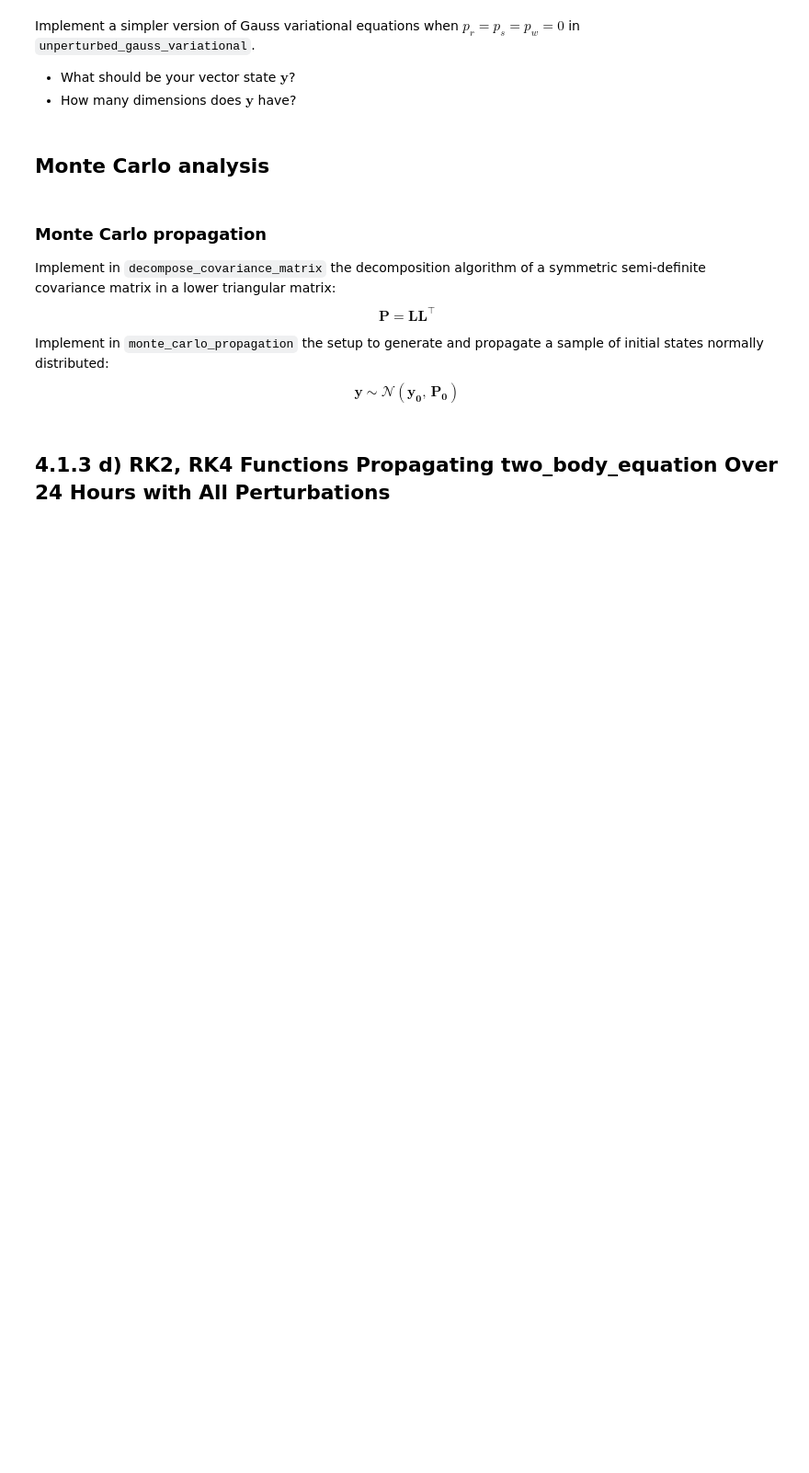
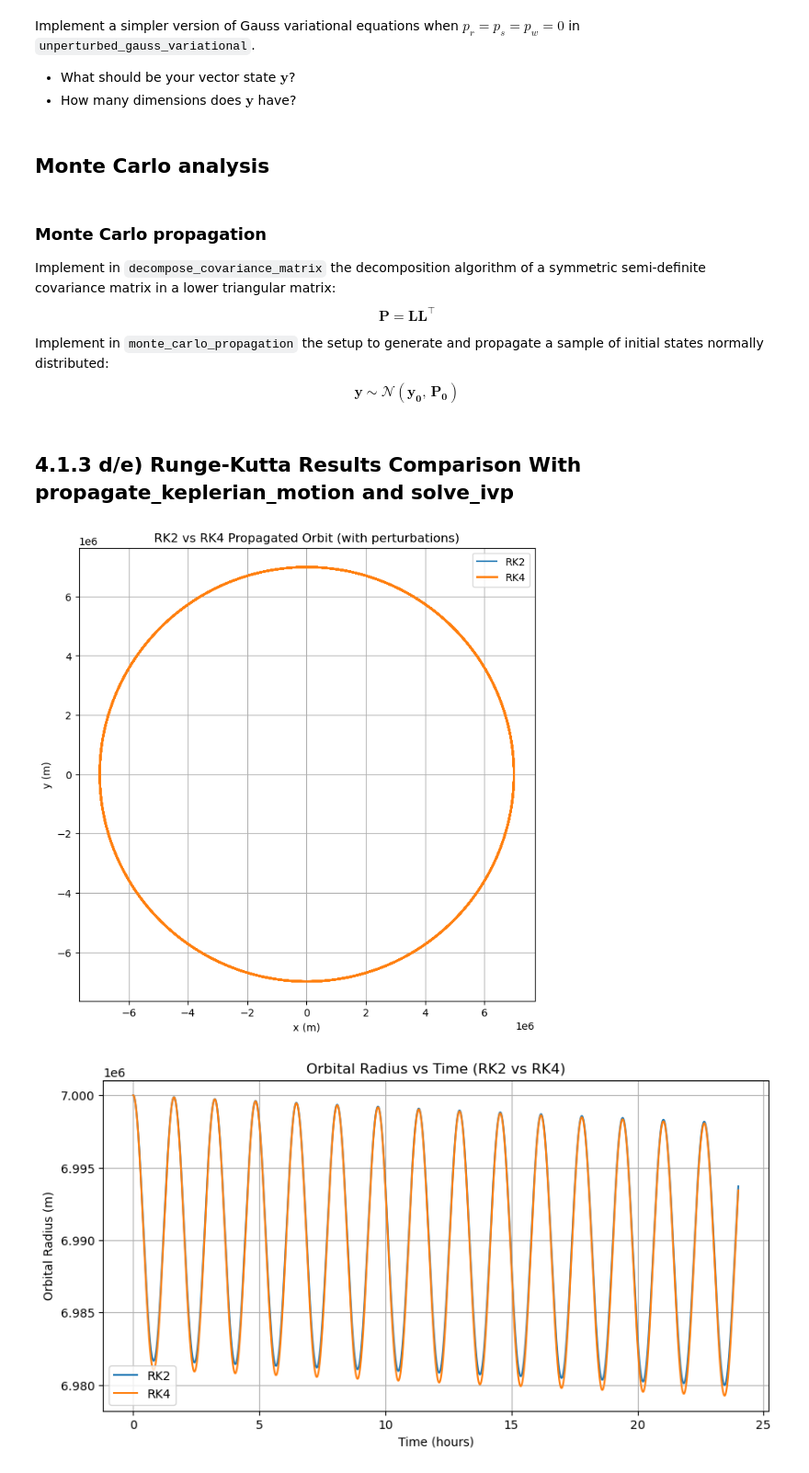
Before and after one commit to vbigattini/MECH309-FINALPROJECT, a Jupyter notebook: MECH309-FINALPROJECT.ipynb, the cells around one changed output. Shown: that part at 92% size. Drawn from its saved outputs; the diff is of its cells as text; code cells hidden in the pictures; blank space fills up the shorter version.

```diff
--- a/MECH309-FINALPROJECT.ipynb
+++ b/MECH309-FINALPROJECT.ipynb
@@ -334,7 +335,7 @@ def solve_ivp_propagation(f, t_span: npt.NDArray, y0: npt.NDArray, rtol=1e-9, at
     """
 
     solution = solve_ivp(f, [t_span[0], t_span[-1]], y0, t_eval=t_span, rtol=rtol, atol=atol)
-    return solution.y.transpose, solution.t
+    return solution.y.T, solution.t
 # %% [markdown]
 ## Two-body Problem (Keplerian motion)
 # %% [markdown]
@@ -829,33 +830,91 @@ def monte_carlo_propagation(y0: npt.NDArray, P0: npt.NDArray, N: int, t_span: np
 
     return NotImplementedError()
 # %% [markdown]
-## 4.1.3 d) RK2, RK4 Functions Propagating two_body_equation Over 24 Hours with All Perturbations
+## 4.1.3 d/e) Runge-Kutta Results Comparison With propagate_keplerian_motion and solve_ivp
 # %%
 t0 = 0.0
 tf = 24.0*3600.0
 h = 10.0
 
 y0 = np.zeros(6)
 y0[:3] = np.array([7000e3, 0, 0])
 y0[3:] = np.array([0, np.sqrt(MU_EARTH / 7000e3), 0])
 
 pert = Perturbations(
     mu = MU_EARTH,
     Re = R_EARTH,
     J_2 = J_2,
     A_m = A_M,
     Cd = C_D,
     Cr = C_R,
     mu_sun = MU_SUN,
     mu_moon = MU_MOON
 )
 
 t_rk2, y_rk2 = rk2_propagation(
     lambda t, y: two_body_equation(t, y, pert),
     t0, tf, y0, h
 )
 
 t_rk4, y_rk4 = rk4_propagation(
     lambda t, y: two_body_equation(t, y, pert),
     t0, tf, y0, h
 )
+
+plt.figure(figsize=(8,8))
+plt.plot(y_rk2[:,0], y_rk2[:,1], label="RK2")
+plt.plot(y_rk4[:,0], y_rk4[:,1], label="RK4", linewidth=2)
+plt.xlabel("x (m)")
+plt.ylabel("y (m)")
+plt.title("RK2 vs RK4 Propagated Orbit (with perturbations)")
+plt.axis("equal")
+plt.legend()
+plt.grid(True)
+plt.show()
+
+r_rk2 = np.linalg.norm(y_rk2[:,:3], axis=1)
+r_rk4 = np.linalg.norm(y_rk4[:,:3], axis=1)
+
+plt.figure(figsize=(10,5))
+plt.plot(t_rk2/3600, r_rk2, label="RK2")
+plt.plot(t_rk4/3600, r_rk4, label="RK4")
+plt.xlabel("Time (hours)")
+plt.ylabel("Orbital Radius (m)")
+plt.title("Orbital Radius vs Time (RK2 vs RK4)")
+plt.legend()
+plt.grid(True)
+plt.show()
+
+r_kep, v_kep = propagate_keplerian_motion(t_rk4, y0)
+
+r_kep_norm = np.linalg.norm(r_kep, axis=1)
+
+plt.figure(figsize=(10,5))
+plt.plot(t_rk4/3600, r_rk4, label="RK4 (perturbed)", linewidth=2)
+plt.plot(t_rk4/3600, r_kep_norm, label="Keplerian (two-body)", linestyle="--")
+plt.xlabel("Time (hours)")
+plt.ylabel("Orbital Radius (m)")
+plt.title("RK4 Perturbed vs Keplerian Two-Body Orbit")
+plt.legend()
+plt.grid(True)
+plt.show()
+
+y_ivp, t_ivp = solve_ivp_propagation(
+    lambda t, y: two_body_equation(t, y, pert),
+    t_rk4, y0
+)
+
+r_ivp = np.linalg.norm(y_ivp[:,:3], axis=1)
+
+plt.figure(figsize=(10,5))
+plt.plot(t_rk4/3600, r_rk4, label="RK4", linewidth=2)
+plt.plot(t_rk4/3600, r_ivp, label="solve_ivp", linestyle="--")
+plt.xlabel("Time (hours)")
+plt.ylabel("Orbital Radius (m)")
+plt.title("RK4 vs solve_ivp (Perturbed Dynamics)")
+plt.legend()
+plt.grid(True)
+plt.show()
+# %% [output]
+[figure, added]
+[figure, added]
```
Also changed, not shown: parts of 2 cells of this notebook.
